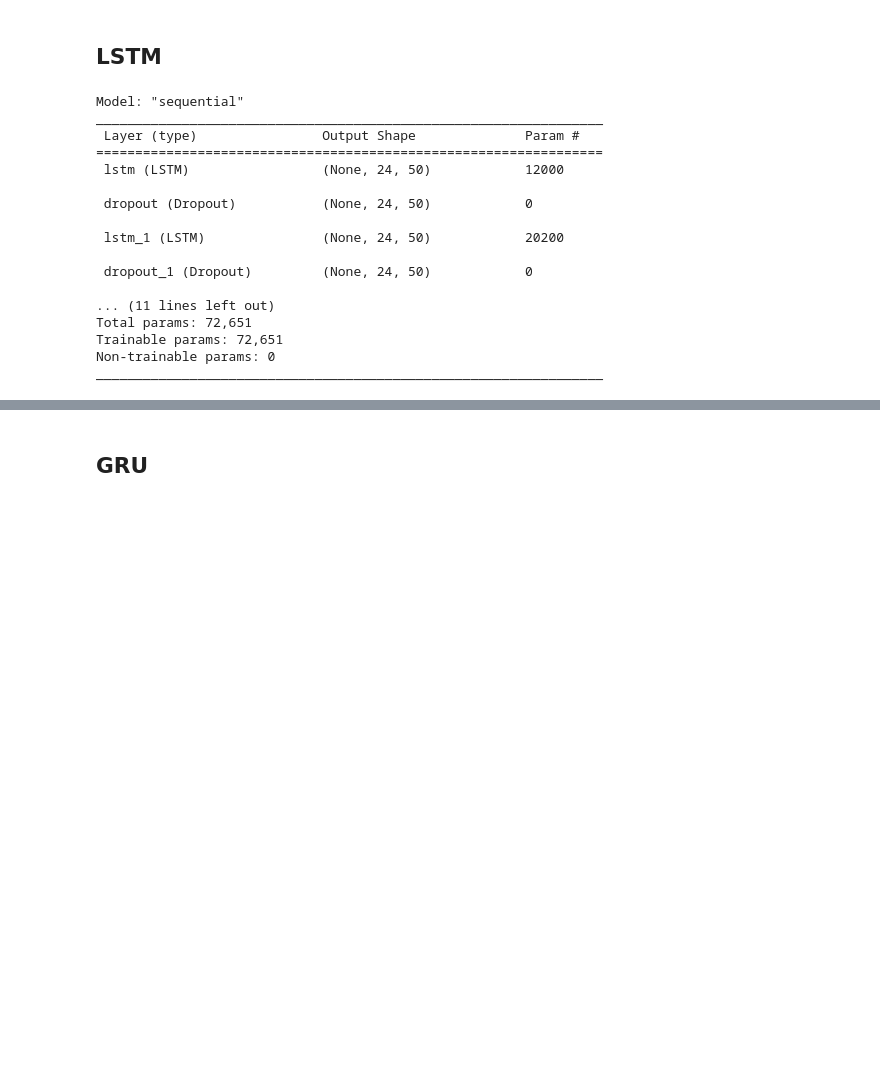
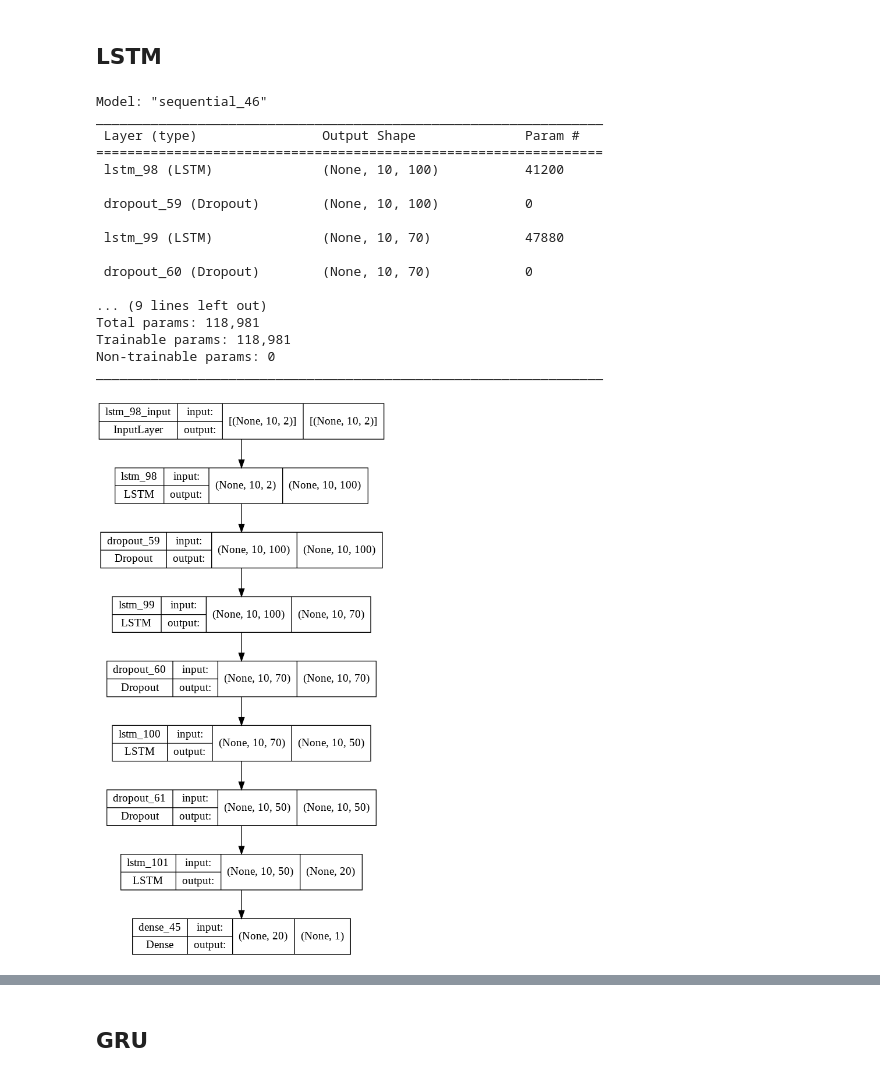
Before and after one commit to nahbos/AUT-Neural-Networks, a Jupyter notebook: HW06/HW06.ipynb, the cells around one changed output, grey strips where cells are left out. Drawn from its saved outputs; the diff is of its cells as text; code cells hidden in the pictures; blank space fills up the shorter version.

```diff
--- a/HW06/HW06.ipynb
+++ b/HW06/HW06.ipynb
@@ -127,9 +152,11 @@ Index(['<TICKER>', '<DTYYYYMMDD>', '<OPEN>', '<HIGH>', '<LOW>', '<CLOSE>',
 # %% [markdown]
 ## Data Normalization
 # %%
-attrs = [2, 3, 4, 5, 6, 7, 8, 9, 12]
-headers = demo.columns[attrs]
-training_set = demo.iloc[:, demo.columns.isin(headers)]
-scaler = MinMaxScaler(feature_range=(0, 1))
-training_set_scaled = pd.DataFrame(scaler.fit_transform(training_set), columns=headers)
-training_set_scaled.head()
+scaled_datas = []
+for csv in datas:
+  attrs = [2, 5]
+  headers = csv.columns[attrs]
+  temp = csv.iloc[:, csv.columns.isin(headers)]
+  scaler = MinMaxScaler(feature_range=(0, 1))
+  data_scaled = pd.DataFrame(scaler.fit_transform(temp), columns=headers)
+  scaled_datas.append(data_scaled)
@@ -173,35 +229,44 @@ x_test.shape
 # %% [markdown]
 ## LSTM
 # %%
+# model = Sequential()
+# model.add(LSTM(units=50, return_sequences=True, input_shape = (x_train.shape[1], x_train.shape[2])))
+# model.add(Dropout(0.1))
+# model.add(LSTM(units=50))
+# model.add(Dense(1))
+
 model = Sequential()
-model.add(LSTM(units=50,return_sequences=True,input_shape=(x_train.shape[1], x_train.shape[2])))
-model.add(Dropout(0.2))
+model.add(LSTM(units=100, return_sequences=True, input_shape=(x_train.shape[1], x_train.shape[2])))
+model.add(Dropout(0.1))
+model.add(LSTM(units=70,return_sequences=True))
+model.add(Dropout(0.1))
 model.add(LSTM(units=50,return_sequences=True))
-model.add(Dropout(0.2))
-model.add(LSTM(units=50,return_sequences=True))
-model.add(Dropout(0.2))
-model.add(LSTM(units=50))
-model.add(Dropout(0.2))
+model.add(Dropout(0.1))
+model.add(LSTM(units=20))
 model.add(Dense(units=1))
 # %%
-model.compile(optimizer='adam', loss='mean_squared_error')
+model.compile(optimizer='adam', loss='binary_crossentropy', metrics=['accuracy'])
 model.summary()
 # %% [output]
-Model: "sequential"
+Model: "sequential_46"
 _________________________________________________________________
  Layer (type)                Output Shape              Param #
 =================================================================
- lstm (LSTM)                 (None, 24, 50)            12000
+ lstm_98 (LSTM)              (None, 10, 100)           41200
 
- dropout (Dropout)           (None, 24, 50)            0
+ dropout_59 (Dropout)        (None, 10, 100)           0
 
- lstm_1 (LSTM)               (None, 24, 50)            20200
+ lstm_99 (LSTM)              (None, 10, 70)            47880
 
- dropout_1 (Dropout)         (None, 24, 50)            0
+ dropout_60 (Dropout)        (None, 10, 70)            0
 
-... (11 lines left out)
-Total params: 72,651
-Trainable params: 72,651
+... (9 lines left out)
+Total params: 118,981
+Trainable params: 118,981
 Non-trainable params: 0
 _________________________________________________________________
+# %%
+plot_model(model, show_shapes=True, show_layer_names=True, expand_nested=True)
+# %% [output]
+[figure, added]
 # %%
```
Also changed, not shown: parts of 23 cells of this notebook.
